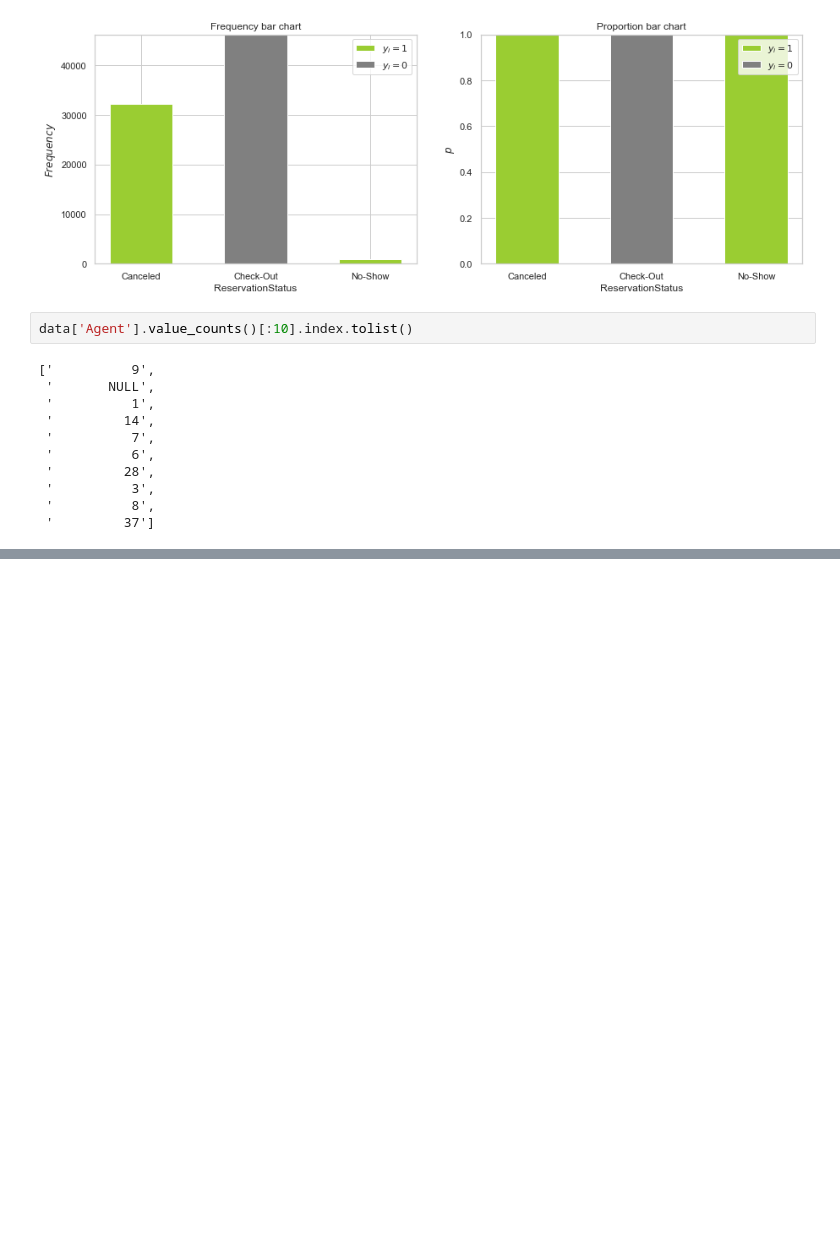
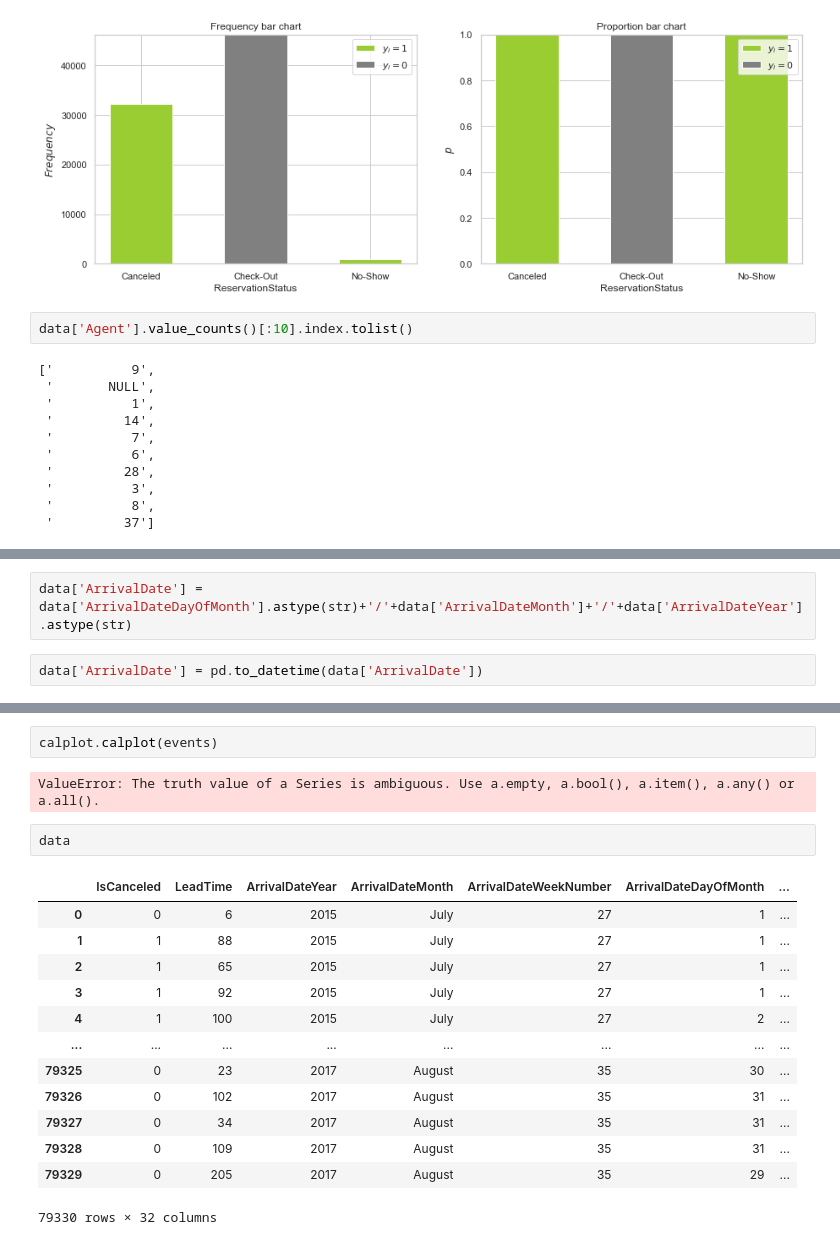
Before and after one commit to fredericojpr/BC2_Predict_Cancellations, a Jupyter notebook: scripts/BC2_Notebook_Frederico.ipynb, the cells around one changed output, grey strips where cells are left out. Cells and saved outputs as stored; diff of their text form; blank space fills up the shorter version.

```diff
--- a/scripts/BC2_Notebook_Frederico.ipynb
+++ b/scripts/BC2_Notebook_Frederico.ipynb
@@ -145,0 +172,4 @@ data['Agent'].value_counts()[:10].index.tolist()
+# %%
+data['ArrivalDate'] = data['ArrivalDateDayOfMonth'].astype(str)+'/'+data['ArrivalDateMonth']+'/'+data['ArrivalDateYear'].astype(str)
+# %%
+data['ArrivalDate'] = pd.to_datetime(data['ArrivalDate'])
@@ -145,0 +230,20 @@ data['Agent'].value_counts()[:10].index.tolist()
+# %%
+calplot.calplot(events)
+# %% [output]
+ValueError: The truth value of a Series is ambiguous. Use a.empty, a.bool(), a.item(), a.any() or a.all().
+# %%
+data
+# %% [output]
+|  | IsCanceled | LeadTime | ArrivalDateYear | ArrivalDateMonth | ArrivalDateWeekNumber | ArrivalDateDayOfMonth | ... |
+| 0 | 0 | 6 | 2015 | July | 27 | 1 | ... |
+| 1 | 1 | 88 | 2015 | July | 27 | 1 | ... |
+| 2 | 1 | 65 | 2015 | July | 27 | 1 | ... |
+| 3 | 1 | 92 | 2015 | July | 27 | 1 | ... |
+| 4 | 1 | 100 | 2015 | July | 27 | 2 | ... |
+| ... | ... | ... | ... | ... | ... | ... | ... |
+| 79325 | 0 | 23 | 2017 | August | 35 | 30 | ... |
+| 79326 | 0 | 102 | 2017 | August | 35 | 31 | ... |
+| 79327 | 0 | 34 | 2017 | August | 35 | 31 | ... |
+| 79328 | 0 | 109 | 2017 | August | 35 | 31 | ... |
+| 79329 | 0 | 205 | 2017 | August | 35 | 29 | ... |
+79330 rows × 32 columns
```
Also changed, not shown: parts of 8 cells of this notebook.
